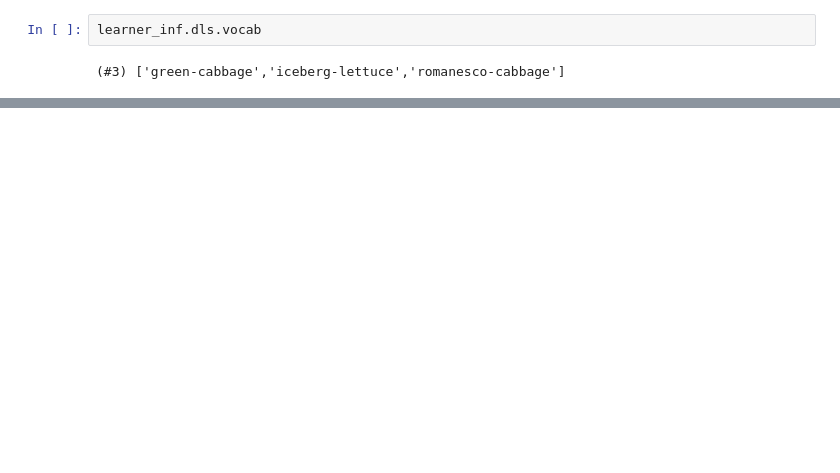
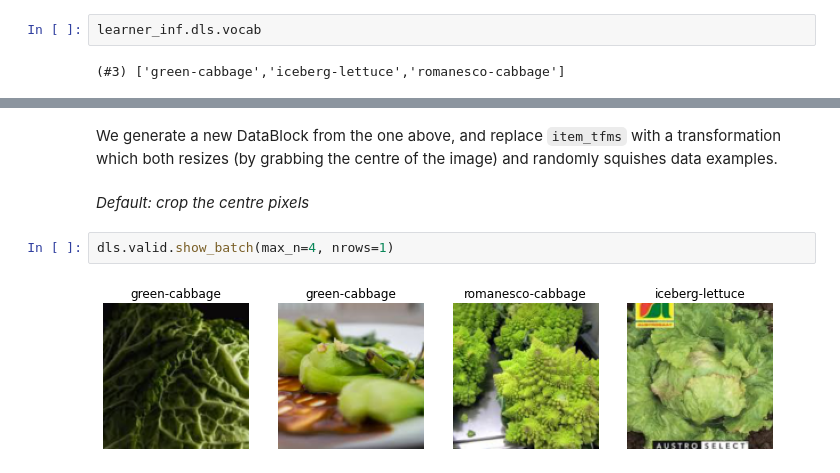
Before and after one commit to jaryaman/fastai-v4, a Jupyter notebook: notebooks/01-JA-cabbage-or-lettuce.ipynb, the cells around one changed output, grey strips where cells are left out. Saved outputs shown, nothing was run; the diff lists cells and outputs as text; blank space fills up the shorter version.

```diff
--- a/notebooks/01-JA-cabbage-or-lettuce.ipynb
+++ b/notebooks/01-JA-cabbage-or-lettuce.ipynb
@@ -147,0 +169,8 @@ So the model works pretty well, at least for clear cases.
+# %% [markdown]
+We generate a new DataBlock from the one above, and replace `item_tfms` with a transformation which both resizes (by grabbing the centre of the image) and randomly squishes data examples.
+# %% [markdown]
+_Default: crop the centre pixels_
+# %%
+dls.valid.show_batch(max_n=4, nrows=1)
+# %% [output]
+[figure, added]
```
Also changed, not shown: parts of 56 cells of this notebook.
